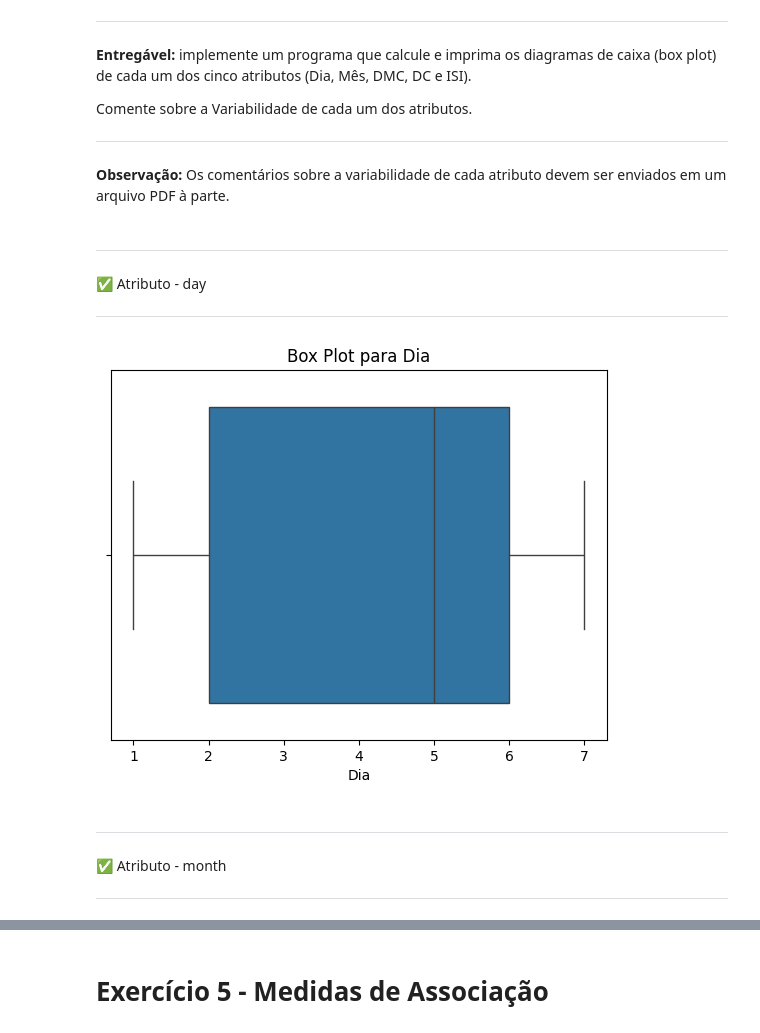
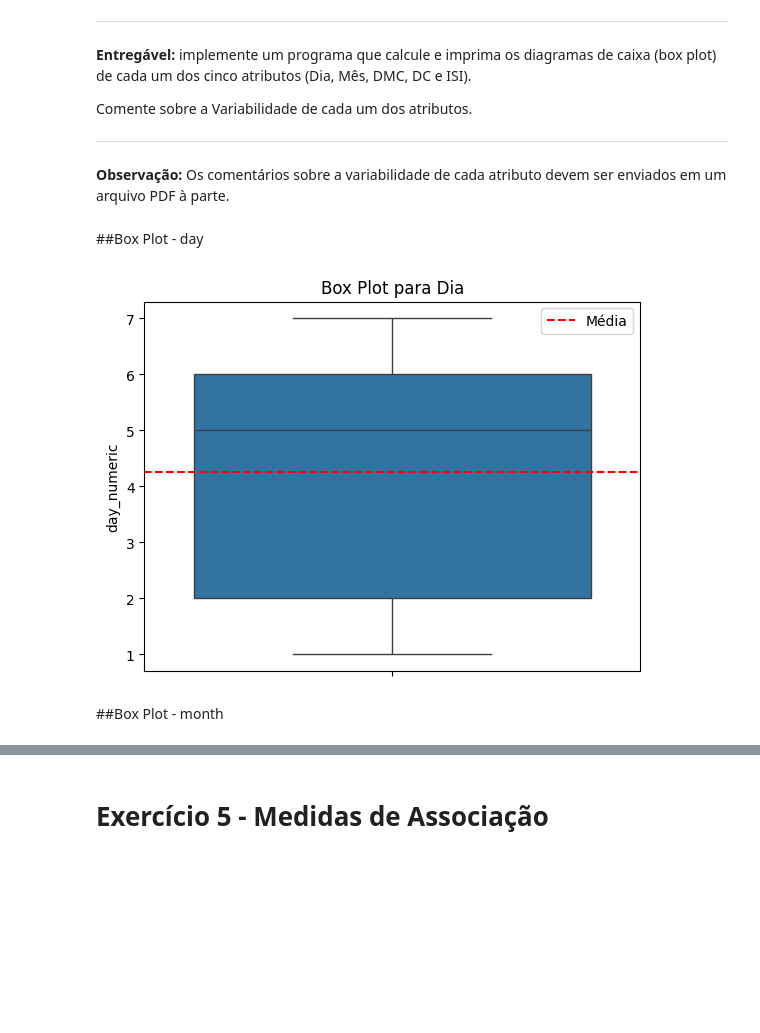
Before and after one commit to NBS92/Estatistica_N2, a Jupyter notebook: Estatística.ipynb, the cells around one changed output, grey strips where cells are left out. Drawn from its saved outputs; the diff is of its cells as text; code cells hidden in the pictures; blank space fills up the shorter version.

```diff
--- a/Estatística.ipynb
+++ b/Estatística.ipynb
@@ -873,4 +1151,6 @@ Comente sobre a Variabilidade de cada um dos atributos.
 ---
 
 **Observação:** Os comentários sobre a variabilidade de cada atributo devem ser enviados em um arquivo PDF à parte.
+# %% [markdown]
+##Box Plot - day
 # %%
@@ -877,25 +1158,20 @@ Comente sobre a Variabilidade de cada um dos atributos.
 import matplotlib.pyplot as plt
-# %% [markdown]
----
-
-✅ Atributo - day
-
----
+# %%
+# Converte a coluna 'dia' em representação numérica
+day_mapping = {'mon': 1, 'tue': 2, 'wed': 3, 'thu': 4, 'fri': 5, 'sat': 6, 'sun': 7}
+df['day_numeric'] = df['day'].map(day_mapping) # cria uma nova coluna com dados numéricos
 # %%
 plt.figure()
-sns.boxplot(x=df['day_numeric'])
-plt.xlabel('Dia')
+sns.boxplot(df['day_numeric'])
+plt.axhline(df['day_numeric'].mean(), label = 'Média', color='red', linestyle='--')
+plt.legend()
 plt.title('Box Plot para Dia')
 plt.show()
 
 # O box plot para o dia mostra como os valores estão distribuídos ao longo da semana.
 # A variabilidade é representada pelo comprimento da caixa e das "mãos" do gráfico,
 # indicando a diferença entre os dias com menor e maior frequência de incêndios.
 # %% [output]
-[figure, old version]
+[figure, new version]
 # %% [markdown]
----
-
-✅ Atributo - month
-
----
+##Box Plot - month
```
Also changed, not shown: parts of 90 cells of this notebook.
